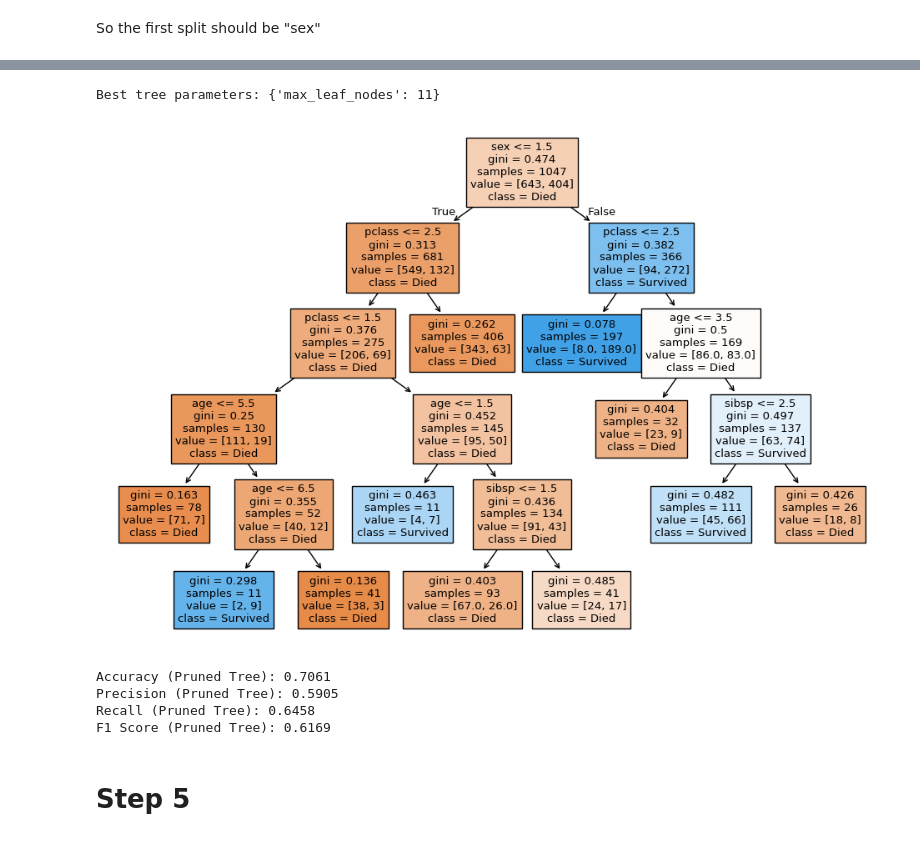
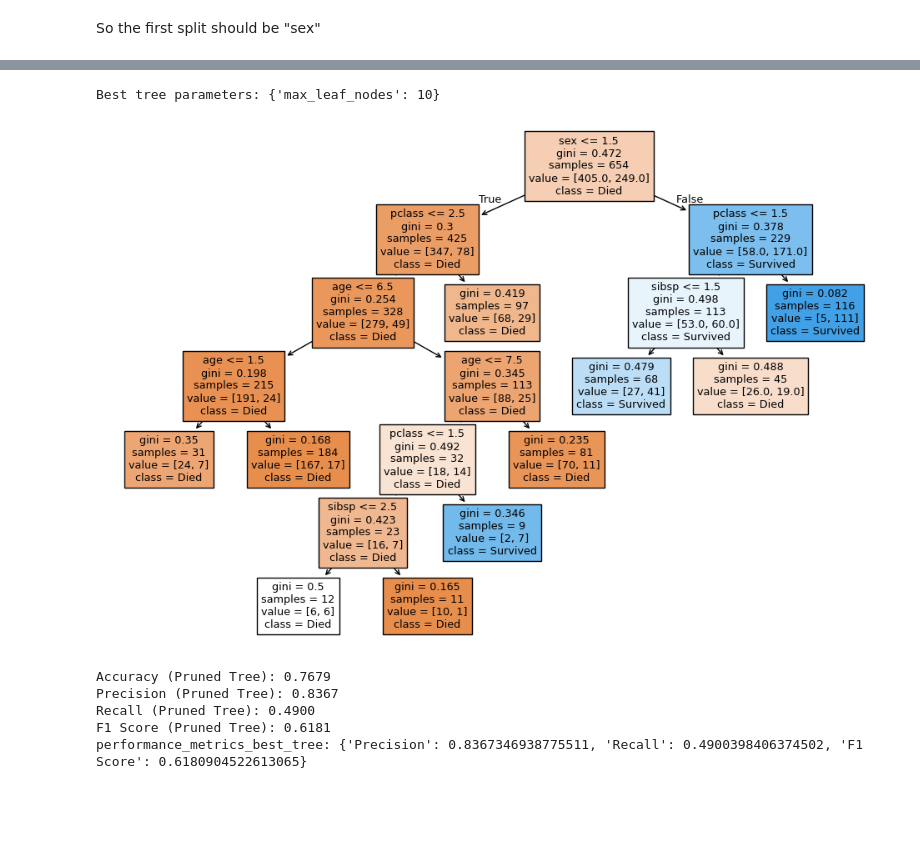
Before and after one commit to hogan-tech/SIT, a Jupyter notebook: AppliedMachineLearning/HW3/HW3.ipynb, the cells around one changed output, grey strips where cells are left out. Drawn from its saved outputs; the diff is of its cells as text; code cells hidden in the pictures; blank space fills up the shorter version.

```diff
--- a/AppliedMachineLearning/HW3/HW3.ipynb
+++ b/AppliedMachineLearning/HW3/HW3.ipynb
@@ -238,0 +352,27 @@ F1 Score: 0.6526
+# %%
+## it's an example (max_depth)
+# Step5.1 Replicate Steps 3 to construct two additional decision tree models with varying parameters, such as the maximum depth and splitting criteria.
+from sklearn.tree import DecisionTreeClassifier
+
+# Use student_id as my random seed
+student_id = 20035085
+
+# Instantiate the DecisionTreeClassifier
+clf_gini = DecisionTreeClassifier(
+    criterion='gini', max_depth=10, random_state=student_id)
+
+features = ['pclass', 'sex', 'age', 'sibsp']
+target = 'survived'
+
+# Fit the decision tree model
+X = titanic[features]
+y = titanic[target]
+X_train, X_test, y_train, y_test = train_test_split(X, y, test_size=0.5)
+X_train = encoder.fit_transform(X_train)
+X_test = encoder.fit_transform(X_test)
+
+plt.figure(figsize=(12, 8))
+
+tree.plot_tree(clf_gini.fit(X_train, y_train), feature_names=features,
+               class_names=["Died", "Survived"],  filled=True)
+plt.show()
@@ -239,41 +381,45 @@ F1 Score: 0.6526
 # %%
-# Step 4: Grid Search for Pruning the Decision Tree
+# Step5.1 Replicate Steps 4 to construct two additional decision tree models with varying parameters, such as the maximum depth and splitting criteria.
 from sklearn.model_selection import GridSearchCV
 from sklearn.tree import plot_tree
 
 # Define a range of max_leaf_nodes values to search
 param_grid = {'max_leaf_nodes': list(range(5, 20))}
 
 # Run grid search with cross-validation
 grid_search = GridSearchCV(DecisionTreeClassifier(random_state=student_id), param_grid, cv=5)
 grid_search.fit(X_train, y_train)  # Fit only on training set
 
 # Get the best estimator with the optimal max_leaf_nodes parameter
 best_tree = grid_search.best_estimator_
 print(f"Best tree parameters: {grid_search.best_params_}")
 
 # Plot the pruned decision tree
 plt.figure(figsize=(12, 8))
 plot_tree(best_tree, feature_names=features, class_names=["Died", "Survived"], filled=True)
 plt.show()
 
 # Evaluate the performance of the pruned tree
 y_pred_best_tree = best_tree.predict(X_test)
 accuracy_best_tree = accuracy_score(y_test, y_pred_best_tree)
 precision_best_tree = precision_score(y_test, y_pred_best_tree)
 recall_best_tree = recall_score(y_test, y_pred_best_tree)
 f1_best_tree = f1_score(y_test, y_pred_best_tree)
 
 print(f'Accuracy (Pruned Tree): {accuracy_best_tree:.4f}')
 print(f'Precision (Pruned Tree): {precision_best_tree:.4f}')
 print(f'Recall (Pruned Tree): {recall_best_tree:.4f}')
 print(f'F1 Score (Pruned Tree): {f1_best_tree:.4f}')
+
+performance_metrics_best_tree = {'Precision': float(precision_best_tree),
+                       'Recall': float(recall_best_tree), 'F1 Score': float(f1_best_tree)}
+
+print("performance_metrics_best_tree:", performance_metrics_best_tree)
 # %% [output]
-Best tree parameters: {'max_leaf_nodes': 11}
+Best tree parameters: {'max_leaf_nodes': 10}
-[figure, old version]
+[figure, new version]
-Accuracy (Pruned Tree): 0.7061
-Precision (Pruned Tree): 0.5905
-Recall (Pruned Tree): 0.6458
-F1 Score (Pruned Tree): 0.6169
+Accuracy (Pruned Tree): 0.7679
+Precision (Pruned Tree): 0.8367
+Recall (Pruned Tree): 0.4900
+F1 Score (Pruned Tree): 0.6181
+performance_metrics_best_tree: {'Precision': 0.8367346938775511, 'Recall': 0.4900398406374502, 'F1 Score': 0.6180904522613065}
-# %% [markdown]
-# Step 5
```
Also changed, not shown: parts of 40 cells of this notebook, 1 other file.
